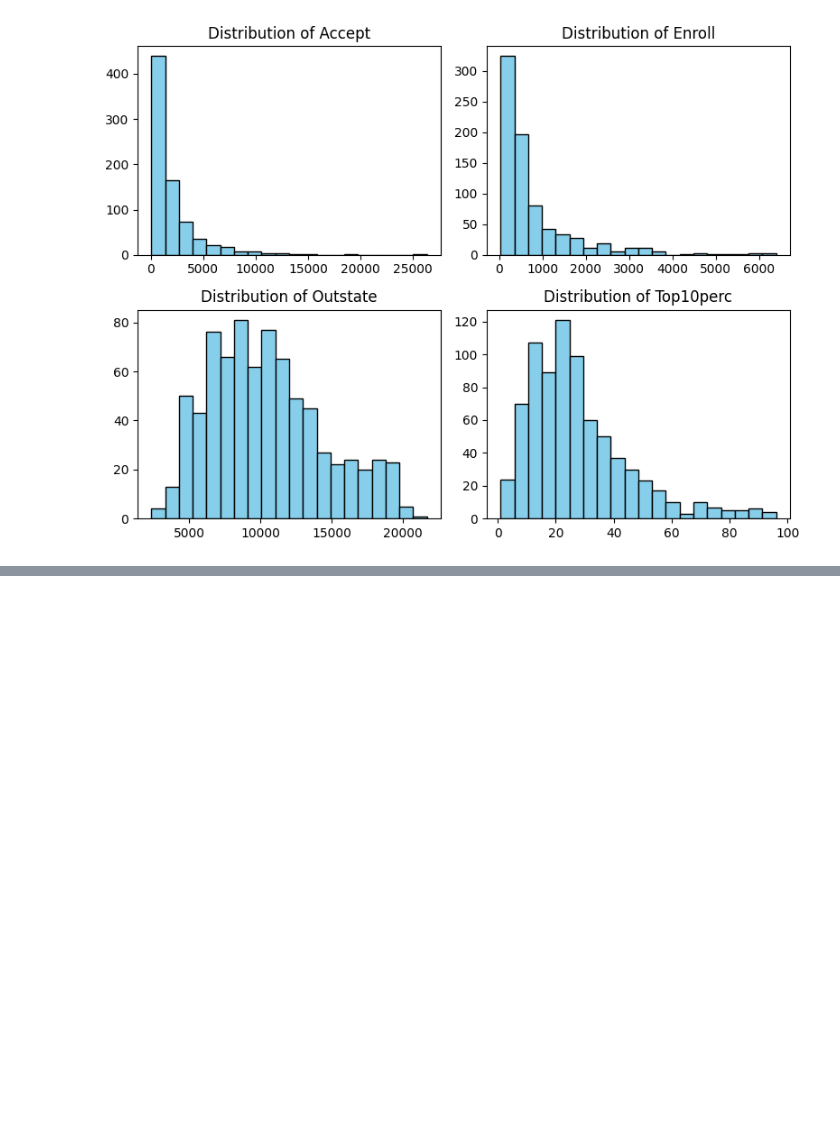
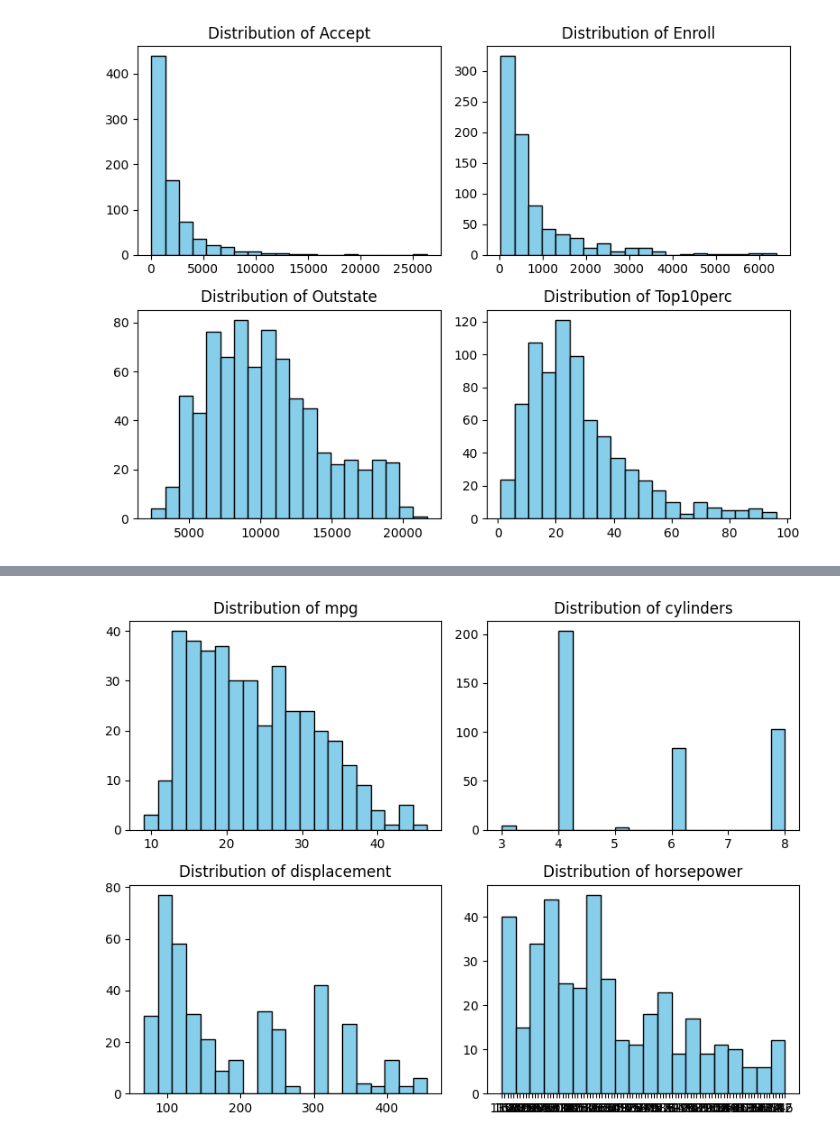
Before and after one commit to Watronix/test, a Jupyter notebook: coding.ipynb, the cells around one changed output, grey strips where cells are left out. Cells and saved outputs as stored; diff of their text form; code cells hidden in the pictures; blank space fills up the shorter version.

```diff
--- a/coding.ipynb
+++ b/coding.ipynb
@@ -238,0 +252,14 @@ plt.show()
+# %%
+fig = plt.figure(figsize=(8,6))
+
+variables = ['mpg','cylinders','displacement','horsepower']
+
+for i in range(4):
+    ax = fig.add_subplot(2,2,i+1)
+    ax.hist(df_auto[variables[i]], bins=20, color= 'skyblue', edgecolor = 'black')
+    ax.set_title(f'Distribution of {variables[i]}')
+
+plt.tight_layout()
+plt.show()
+# %% [output]
+[figure, added]
```
Also changed, not shown: parts of 8 cells of this notebook.
